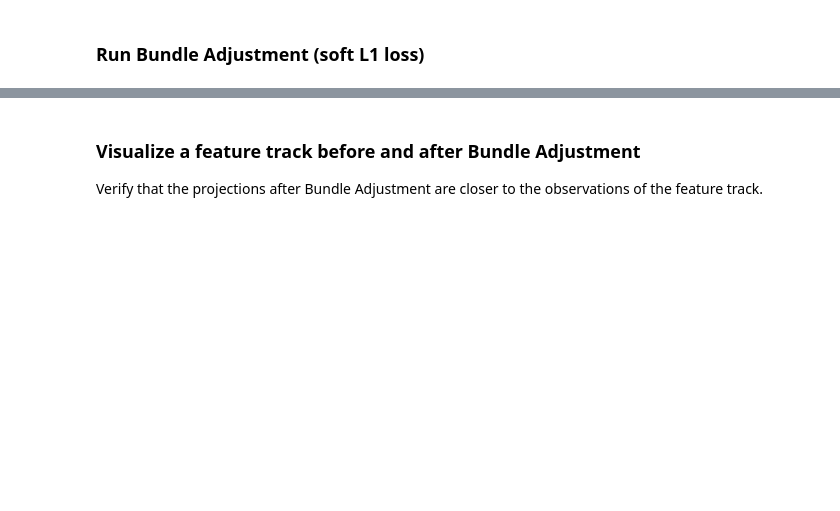
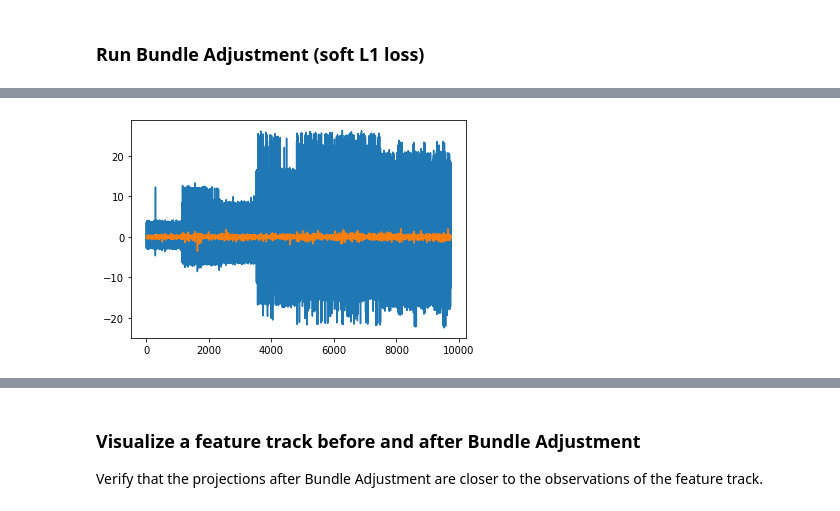
Before and after one commit to centreborelli/sat-bundleadjust, a Jupyter notebook: skysat_pipeline_exp.ipynb, the cells around one changed output, grey strips where cells are left out. Drawn from its saved outputs; the diff is of its cells as text; code cells hidden in the pictures; blank space fills up the shorter version.

```diff
--- a/skysat_pipeline_exp.ipynb
+++ b/skysat_pipeline_exp.ipynb
@@ -882,35 +933,84 @@ Bundle Adjustment parameters defined
 import time
 from scipy.optimize import least_squares, minimize
 
-pts_2d_w = np.ones(pts_2d.shape[0])
+iter_count = 0
+iterate = True
 
-# compute loss value and plot residuals at the initial parameters
-if ba_params['opt_K'] and ba_params['fix_K']:
-    params_in_K = 3 if cam_model == 'Affine' else 5
-    K = cam_params_opt[0,-params_in_K:]
-    cam_params_opt2 = np.hstack([cam_params_opt[cam_id, :-params_in_K] for cam_id in range(n_cam)])
-    cam_params_opt2 = np.hstack((K, cam_params_opt2))
-    x0 = np.hstack((cam_params_opt2.ravel(), pts_3d_opt.ravel()))
-else:
-    x0 = np.hstack((cam_params_opt.ravel(), pts_3d_opt.ravel()))
-f0 = ba_utils.fun(x0, cam_ind, pts_ind, pts_2d, properR_axis, cam_params, pts_3d, ba_params, pts_2d_w)
-plt.plot(f0)
+while iterate:
 
-# define jacobian
-A = ba_utils.bundle_adjustment_sparsity(cam_ind, pts_ind, ba_params)
+    iter_count += 1
+    print('\n----------------------------------------')
+    print('BUNDLE ADJUSTMENT WITH L1 - ITERATION {}'.format(iter_count))
+    print('----------------------------------------\n')
+    pts_2d_w = np.ones(pts_2d.shape[0])
 
-# run bundle adjustment
-t0 = time.time()
-res = least_squares(ba_utils.fun, x0, jac_sparsity=A, verbose=2, x_scale='jac',
-                    method='trf', ftol=1e-4, xtol=1e-10, loss='soft_l1', f_scale = 0.5,
-                    args=(cam_ind, pts_ind, pts_2d, properR_axis, cam_params, pts_3d, ba_params, pts_2d_w))
+    # compute loss value and plot residuals at the initial parameters
+    if ba_params['opt_K'] and ba_params['fix_K']:
+        params_in_K = 3 if cam_model == 'Affine' else 5
+        K = cam_params_opt[0,-params_in_K:]
+        cam_params_opt2 = np.hstack([cam_params_opt[cam_id, :-params_in_K] for cam_id in range(n_cam)])
+        cam_params_opt2 = np.hstack((K, cam_params_opt2))
+        x0 = np.hstack((cam_params_opt2.ravel(), pts_3d_opt.ravel()))
+    else:
+        x0 = np.hstack((cam_params_opt.ravel(), pts_3d_opt.ravel()))
+    f0 = ba_utils.fun(x0, cam_ind, pts_ind, pts_2d, properR_axis, cam_params, pts_3d, ba_params, pts_2d_w)
+    plt.plot(f0)
 
-t1 = time.time()
-print("Optimization took {0:.0f} seconds".format(t1 - t0))
+    # define jacobian
+    A = ba_utils.bundle_adjustment_sparsity(cam_ind, pts_ind, ba_params)
 
-#plot residuals at the found solution
-plt.plot(res.fun);
+    # run bundle adjustment
+    t0 = time.time()
+    res = least_squares(ba_utils.fun, x0, jac_sparsity=A, verbose=1, x_scale='jac',
+                        method='trf', ftol=1e-4, xtol=1e-10, loss='soft_l1', f_scale = 0.5,
+                        args=(cam_ind, pts_ind, pts_2d, properR_axis, cam_params, pts_3d, ba_params, pts_2d_w))
 
-# recover BA output
-pts_3d_ba, cam_params_ba, P_crop_ba = ba_utils.get_ba_output(res.x, ba_params, properR_axis, cam_params, pts_3d)
+    t1 = time.time()
+    print("Optimization took {0:.0f} seconds".format(t1 - t0))
+
+    #plot residuals at the found solution
+    plt.plot(res.fun);
+
+    # recover BA output
+    pts_3d_ba, cam_params_ba, P_crop_ba = ba_utils.get_ba_output(res.x, ba_params, properR_axis, cam_params, pts_3d)
+
+    # check reprojection error before and after BA
+    des_norm = np.repeat(pts_2d_w,2, axis=0)
+
+    init_e = np.add.reduceat(abs(f0.astype(float)/des_norm), np.arange(0, len(f0), 2))
+    init_e_mean, init_e_median = np.mean(init_e), np.median(init_e)
+
+    ba_e = np.add.reduceat(abs(res.fun.astype(float)/des_norm), np.arange(0, len(res.fun), 2))
+    ba_e_mean, ba_e_median = np.mean(ba_e), np.median(ba_e)
+
+    print('Error before BA (mean / median): {:.2f} / {:.2f}'.format(init_e_mean, init_e_median))
+    print('Error after  BA (mean / median): {:.2f} / {:.2f}'.format(ba_e_mean, ba_e_median))
+
+    _,f = plt.subplots(1, 2, figsize=(10,3))
+    f[0].hist(init_e, bins=40);
+    f[1].hist(ba_e, bins=40);
+
+    elbow_value = ba_utils.get_elbow_value(ba_e, 95)
+    fig = plt.figure()
+    plt.plot(np.sort(ba_e))
+    plt.axhline(y=elbow_value, color='r', linestyle='-')
+    plt.show()
+
+    print('Elbow value is {}\n'.format(elbow_value))
+
+    newC = ba_utils.remove_outlier_obs(ba_e, pts_ind, cam_ind, C, outlier_thr=max(elbow_value,2.0))
+
+    print('Initializing 3D points...')
+    pts_3d, newC = ba_utils.initialize_3d_points(P_crop, newC, pairs_to_triangulate, cam_model, var_filt=False, var_hist=True)
+    print('...done!\n')
+
+    print('Defining BA input parameters...')
+    pts_3d_opt = pts_3d.copy()
+    cam_params, cam_params_opt, properR_axis, pts_2d, cam_ind, pts_ind, ba_params \
+    = ba_utils.set_ba_params(P_crop, newC, cam_model, R_params='Euler', opt_X=True, opt_R=True, opt_T=False, opt_K=False)
+    print('...done!\n')
+
+    if elbow_value < 2.0:
+        iterate = False
+        print('Elbow value is lower than 2 pixels, stop iterating!\n'.format(elbow_value))
 # %% [output]
@@ -919,0 +1027 @@ Shape of matrix A: 10426x7518
+[figure, new version]
```
Also changed, not shown: parts of 29 cells of this notebook, 7 other files.
